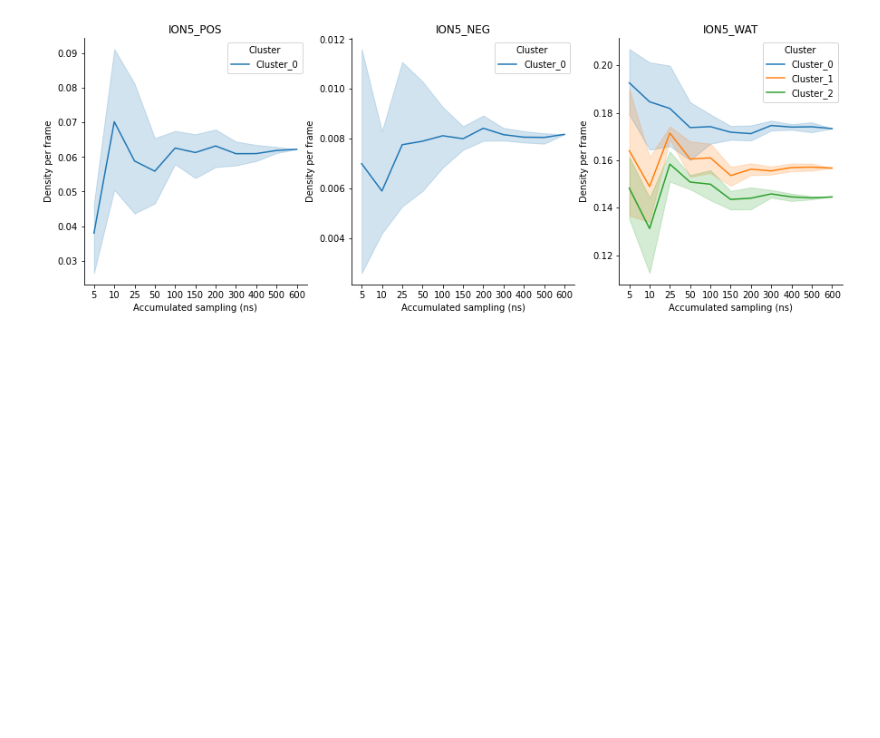
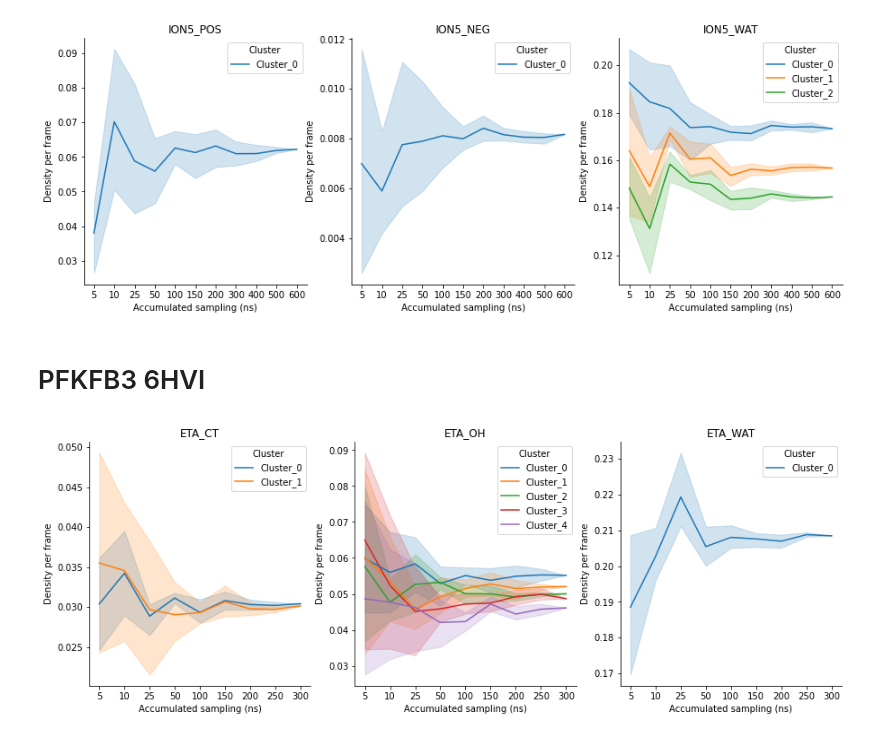
Before and after one commit to AlvaroSmorras/mdmix_convergence, a Jupyter notebook: lib/Convergence_analysis.ipynb, the cells around one changed output. Drawn from its saved outputs; the diff is of its cells as text; code cells hidden in the pictures; blank space fills up the shorter version.

Commit message:
WIP convergence plotting

```diff
--- a/lib/Convergence_analysis.ipynb
+++ b/lib/Convergence_analysis.ipynb
@@ -56,3 +56,12 @@ data_frames = [flatten_df(pd.read_csv(file_template.format(probe = probe), index
 row_plot_convergence(probes, data_frames)
 # %% [output]
 [figure]
+# %% [markdown]
+# PFKFB3 6HVI
+# %%
+file_template = '../outputs/PFKFB3_6HVI/PFKFB3_6HVI_{probe}.csv'
+probes = ['ETA_CT', 'ETA_OH', 'ETA_WAT']
+data_frames = [flatten_df(pd.read_csv(file_template.format(probe = probe), index_col=0)) for probe in probes]
+row_plot_convergence(probes, data_frames)
+# %% [output]
+[figure, added]
```
Also changed, not shown: parts of 3 cells of this notebook.
